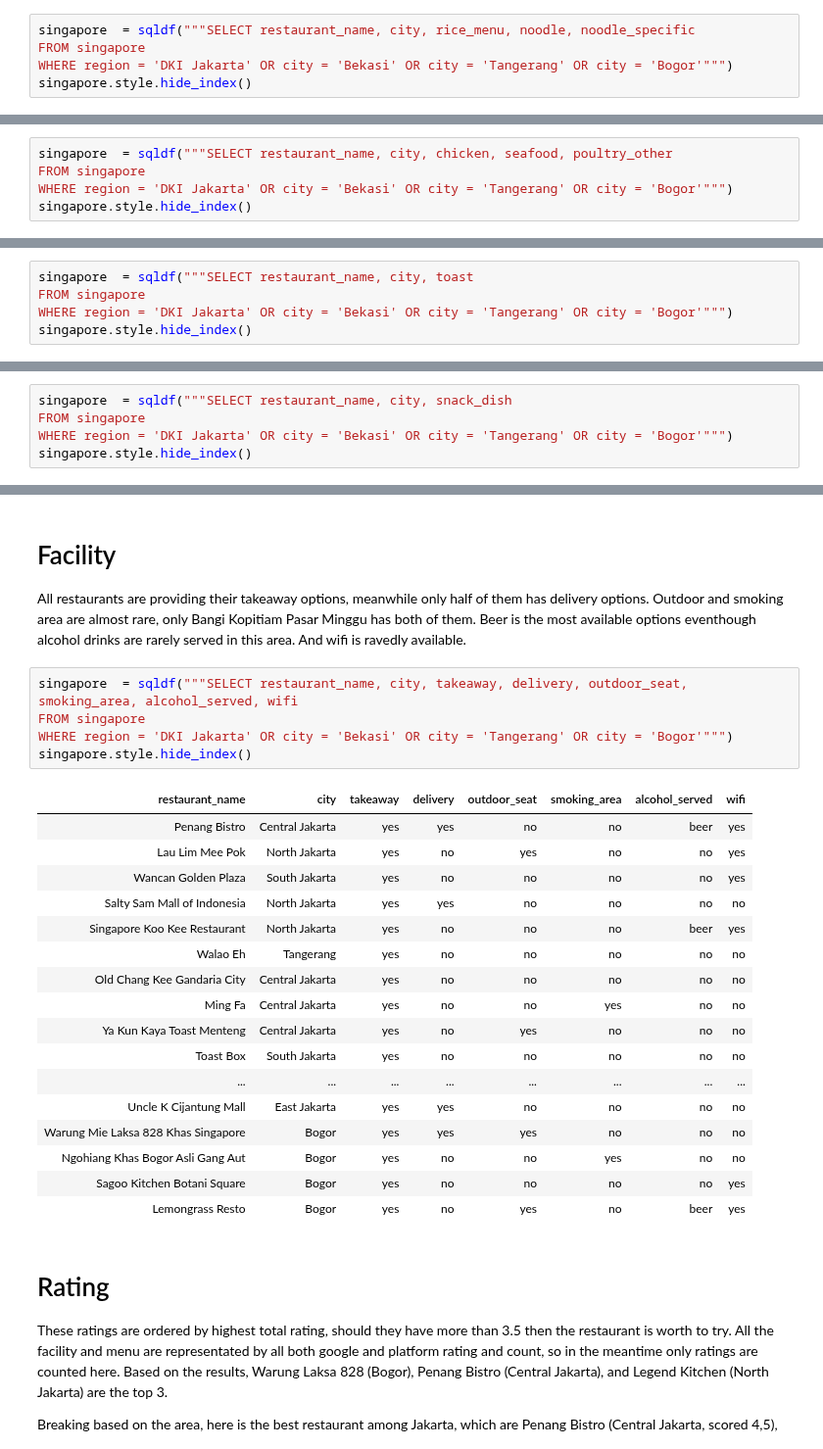
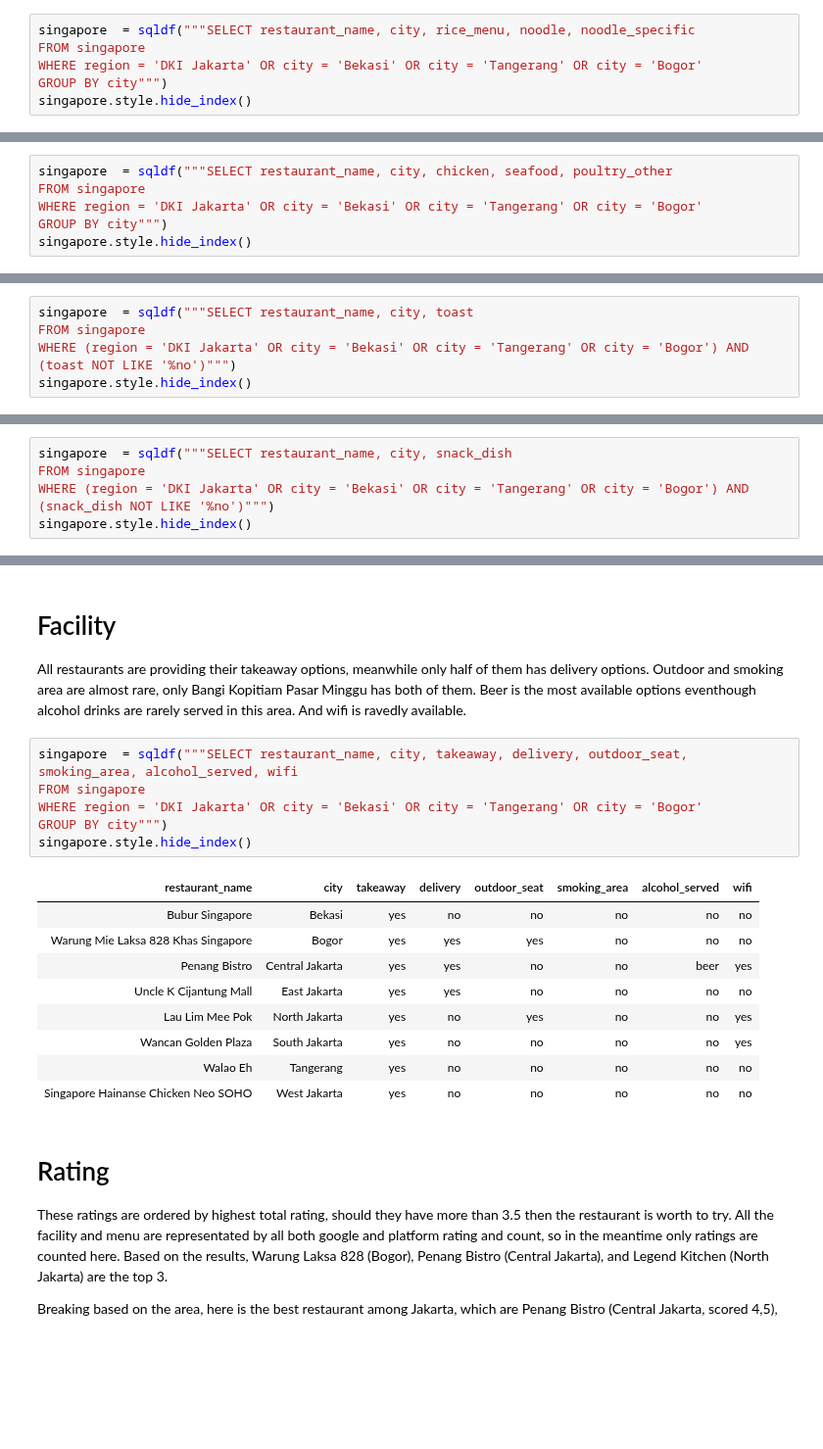
Before and after one commit to miradelimanr/Burger-Jakarta, a Jupyter notebook: singaporean-food-in-indonesia-i-sql-version.ipynb, the cells around one changed output, grey strips where cells are left out. Shown at 98% size. Cells and saved outputs as stored; diff of their text form; blank space fills up the shorter version.

Commit message:
Kaggle Notebook | Singaporean Food in Indonesia I (SQL Version) | Version 3

```diff
--- a/singaporean-food-in-indonesia-i-sql-version.ipynb
+++ b/singaporean-food-in-indonesia-i-sql-version.ipynb
@@ -46,7 +58,8 @@ For disambiguation (next time you look for the menu), mee is mie/noodle, fried r
 # %%
 singapore  = sqldf("""SELECT restaurant_name, city, rice_menu, noodle, noodle_specific
 FROM singapore
-WHERE region = 'DKI Jakarta' OR city = 'Bekasi' OR city = 'Tangerang' OR city = 'Bogor'""")
+WHERE region = 'DKI Jakarta' OR city = 'Bekasi' OR city = 'Tangerang' OR city = 'Bogor'
+GROUP BY city""")
 singapore.style.hide_index()
 # %% [output]
 | restaurant_name | city | rice_menu | noodle | noodle_specific |
@@ -77,7 +82,8 @@ Speaking about pork, there is a menu named bakuteh, one of the Singaporean delic
 # %%
 singapore  = sqldf("""SELECT restaurant_name, city, chicken, seafood, poultry_other
 FROM singapore
-WHERE region = 'DKI Jakarta' OR city = 'Bekasi' OR city = 'Tangerang' OR city = 'Bogor'""")
+WHERE region = 'DKI Jakarta' OR city = 'Bekasi' OR city = 'Tangerang' OR city = 'Bogor'
+GROUP BY city""")
 singapore.style.hide_index()
 # %% [output]
 | restaurant_name | city | chicken | seafood | poultry_other |
@@ -108,7 +106,7 @@ In this section, toast and snack are listed separately.
 # %%
 singapore  = sqldf("""SELECT restaurant_name, city, toast
 FROM singapore
-WHERE region = 'DKI Jakarta' OR city = 'Bekasi' OR city = 'Tangerang' OR city = 'Bogor'""")
+WHERE (region = 'DKI Jakarta' OR city = 'Bekasi' OR city = 'Tangerang' OR city = 'Bogor') AND (toast NOT LIKE '%no')""")
 singapore.style.hide_index()
 # %% [output]
 | restaurant_name | city | toast |
@@ -131,7 +125,7 @@ singapore.style.hide_index()
 # %%
 singapore  = sqldf("""SELECT restaurant_name, city, snack_dish
 FROM singapore
-WHERE region = 'DKI Jakarta' OR city = 'Bekasi' OR city = 'Tangerang' OR city = 'Bogor'""")
+WHERE (region = 'DKI Jakarta' OR city = 'Bekasi' OR city = 'Tangerang' OR city = 'Bogor') AND (snack_dish NOT LIKE '%no')""")
 singapore.style.hide_index()
 # %% [output]
 | restaurant_name | city | snack_dish |
@@ -158,26 +152,19 @@ All restaurants are providing their takeaway options, meanwhile only half of the
 # %%
 singapore  = sqldf("""SELECT restaurant_name, city, takeaway, delivery, outdoor_seat, smoking_area, alcohol_served, wifi
 FROM singapore
-WHERE region = 'DKI Jakarta' OR city = 'Bekasi' OR city = 'Tangerang' OR city = 'Bogor'""")
+WHERE region = 'DKI Jakarta' OR city = 'Bekasi' OR city = 'Tangerang' OR city = 'Bogor'
+GROUP BY city""")
 singapore.style.hide_index()
 # %% [output]
 | restaurant_name | city | takeaway | delivery | outdoor_seat | smoking_area | alcohol_served | wifi |
+| Bubur Singapore | Bekasi | yes | no | no | no | no | no |
+| Warung Mie Laksa 828 Khas Singapore | Bogor | yes | yes | yes | no | no | no |
 | Penang Bistro | Central Jakarta | yes | yes | no | no | beer | yes |
+| Uncle K Cijantung Mall | East Jakarta | yes | yes | no | no | no | no |
 | Lau Lim Mee Pok | North Jakarta | yes | no | yes | no | no | yes |
 | Wancan Golden Plaza | South Jakarta | yes | no | no | no | no | yes |
-| Salty Sam Mall of Indonesia | North Jakarta | yes | yes | no | no | no | no |
-| Singapore Koo Kee Restaurant | North Jakarta | yes | no | no | no | beer | yes |
 | Walao Eh | Tangerang | yes | no | no | no | no | no |
-| Old Chang Kee Gandaria City | Central Jakarta | yes | no | no | no | no | no |
-| Ming Fa | Central Jakarta | yes | no | no | yes | no | no |
-| Ya Kun Kaya Toast Menteng | Central Jakarta | yes | no | yes | no | no | no |
-| Toast Box | South Jakarta | yes | no | no | no | no | no |
-| ... | ... | ... | ... | ... | ... | ... | ... |
-| Uncle K Cijantung Mall | East Jakarta | yes | yes | no | no | no | no |
-| Warung Mie Laksa 828 Khas Singapore | Bogor | yes | yes | yes | no | no | no |
-| Ngohiang Khas Bogor Asli Gang Aut | Bogor | yes | no | no | yes | no | no |
-| Sagoo Kitchen Botani Square | Bogor | yes | no | no | no | no | yes |
-| Lemongrass Resto | Bogor | yes | no | yes | no | beer | yes |
+| Singapore Hainanse Chicken Neo SOHO | West Jakarta | yes | no | no | no | no | no |
 # %% [markdown]
 # Rating
 
```
Also changed, not shown: parts of 8 cells of this notebook.
